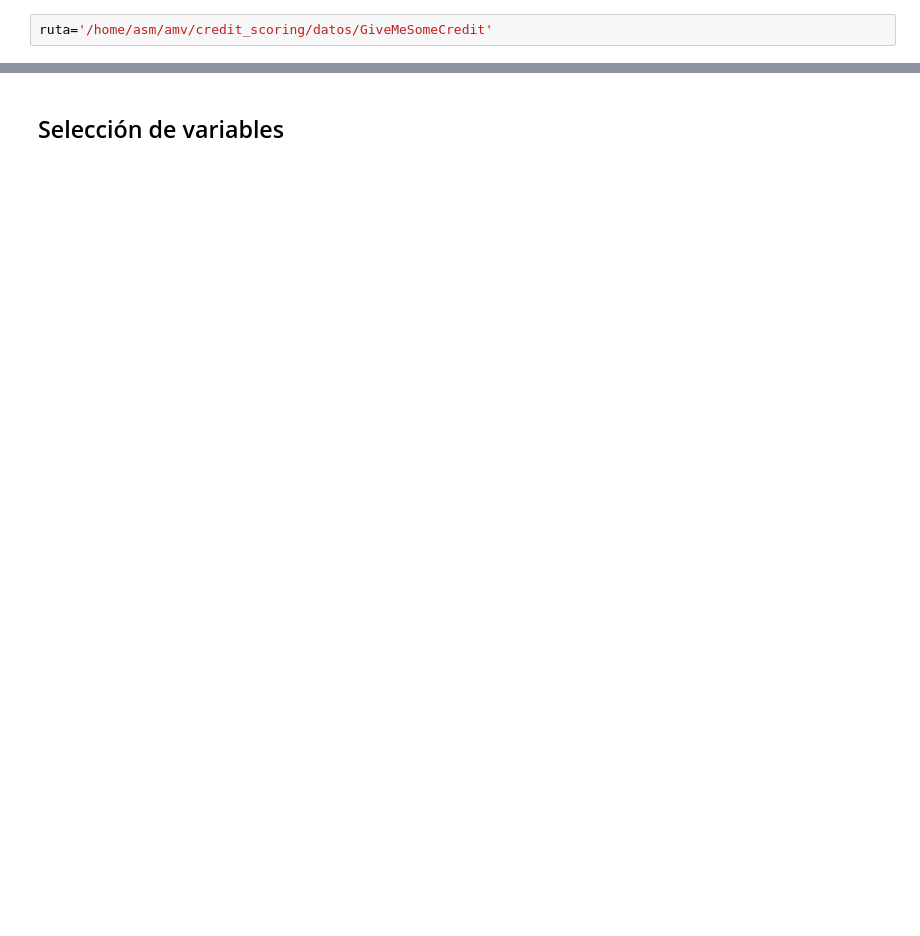
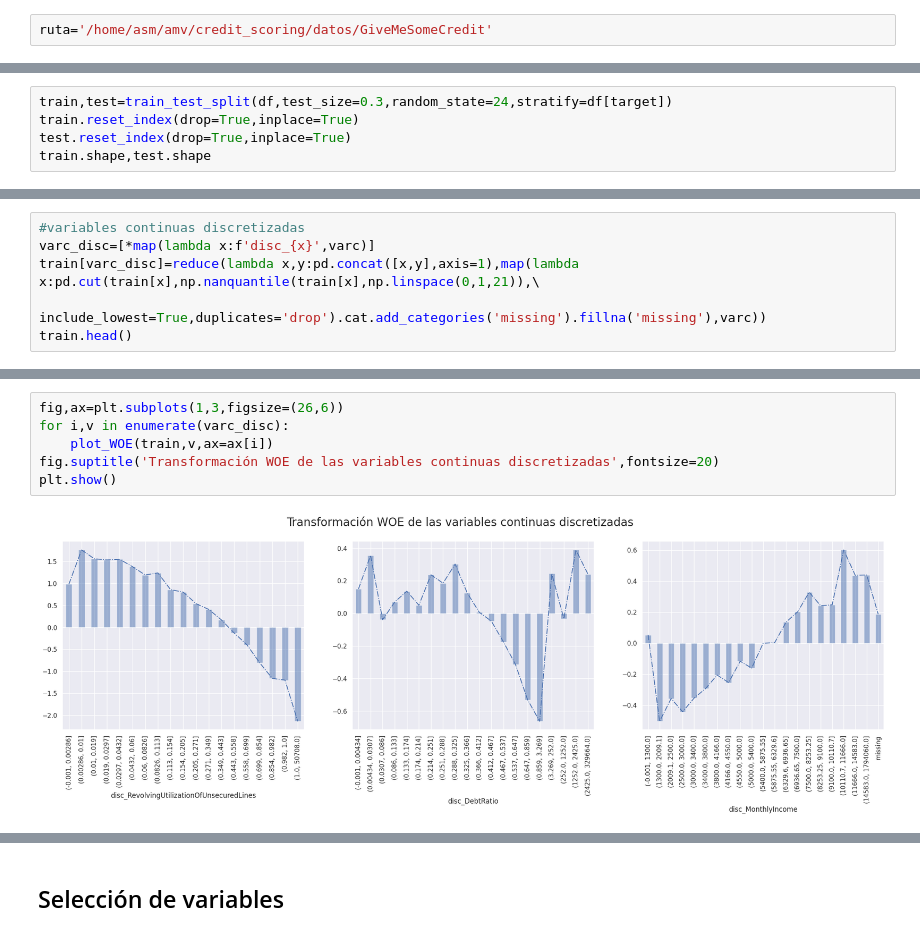
Before and after one commit to alesm99/credit_scoring, a Jupyter notebook: GiveMeSomeCredit.ipynb, the cells around one changed output, grey strips where cells are left out. Drawn from its saved outputs; the diff is of its cells as text; blank space fills up the shorter version.

```diff
--- a/GiveMeSomeCredit.ipynb
+++ b/GiveMeSomeCredit.ipynb
@@ -242,0 +187,5 @@ train_woe.head()
+# %%
+train,test=train_test_split(df,test_size=0.3,random_state=24,stratify=df[target])
+train.reset_index(drop=True,inplace=True)
+test.reset_index(drop=True,inplace=True)
+train.shape,test.shape
@@ -242,0 +211,6 @@ train_woe.head()
+# %%
+#variables continuas discretizadas
+varc_disc=[*map(lambda x:f'disc_{x}',varc)]
+train[varc_disc]=reduce(lambda x,y:pd.concat([x,y],axis=1),map(lambda x:pd.cut(train[x],np.nanquantile(train[x],np.linspace(0,1,21)),\
+                                        include_lowest=True,duplicates='drop').cat.add_categories('missing').fillna('missing'),varc))
+train.head()
@@ -242,0 +270,8 @@ train_woe.head()
+# %%
+fig,ax=plt.subplots(1,3,figsize=(26,6))
+for i,v in enumerate(varc_disc):
+    plot_WOE(train,v,ax=ax[i])
+fig.suptitle('Transformación WOE de las variables continuas discretizadas',fontsize=20)
+plt.show()
+# %% [output]
+[figure, added]
```
Also changed, not shown: parts of 115 cells of this notebook, 5 other files.
